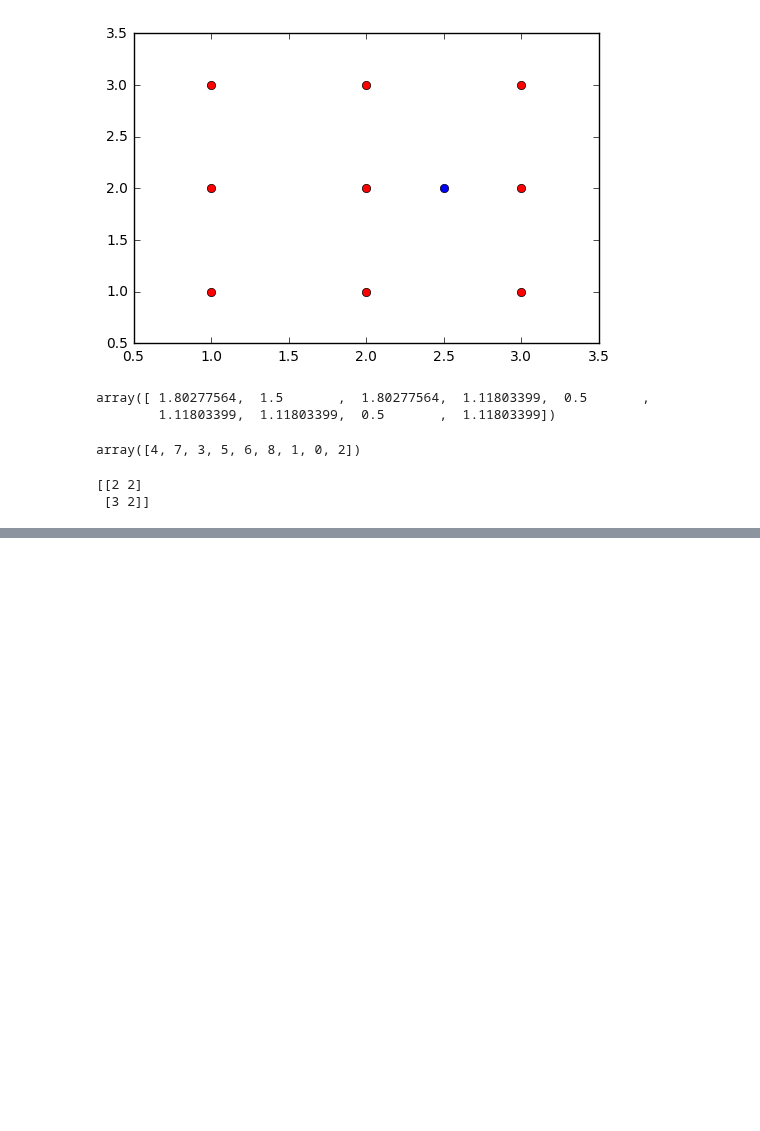
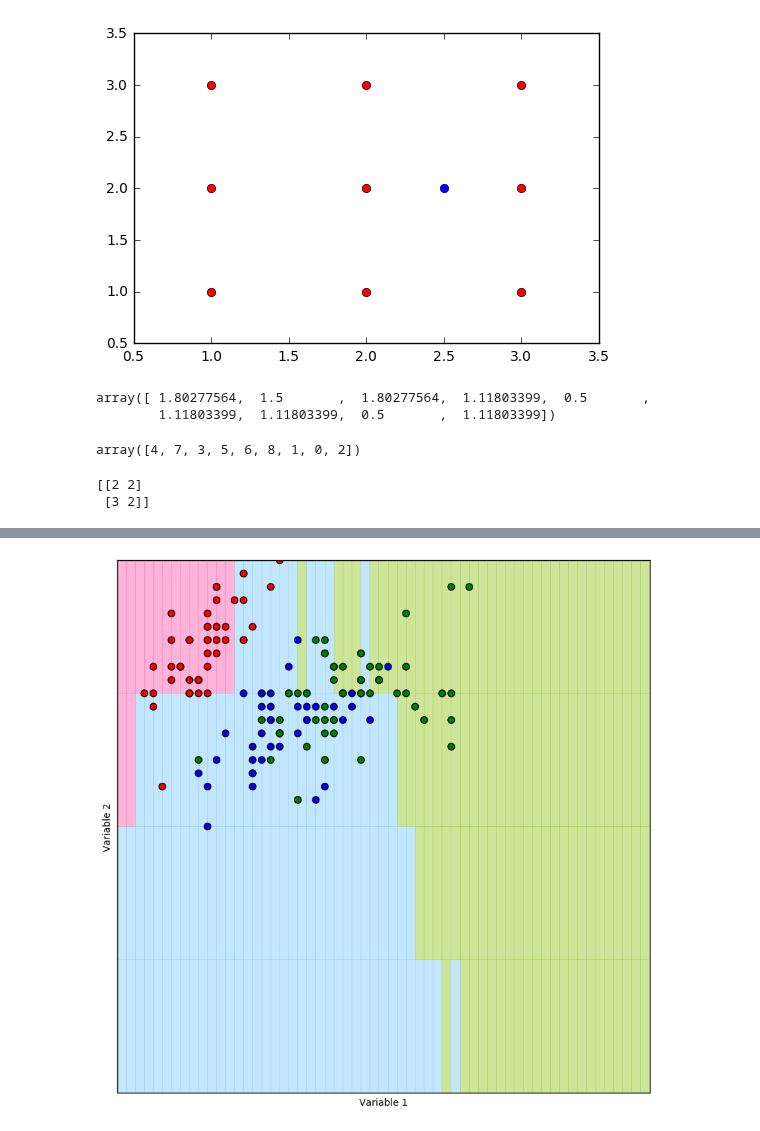
Before and after one commit to heekof/sideprojects, a Jupyter notebook: kNN.ipynb, the cells around one changed output, grey strips where cells are left out. Drawn from its saved outputs; the diff is of its cells as text; code cells hidden in the pictures; blank space fills up the shorter version.

```diff
--- a/kNN.ipynb
+++ b/kNN.ipynb
@@ -104,0 +261,6 @@ print points[ind]
+# %%
+k=5; filename="iris_grid.pdf"; limits = (4, 10, 2, 4.5); h=0.1
+(xx, yy, prediction_grid) = make_prediction_grid(predictors, outcomes, limits, h, k)
+plot_prediction_grid(xx, yy, prediction_grid, filename)
+# %% [output]
+[figure, added]
```
Also changed, not shown: parts of 29 cells of this notebook, 3 other files.
